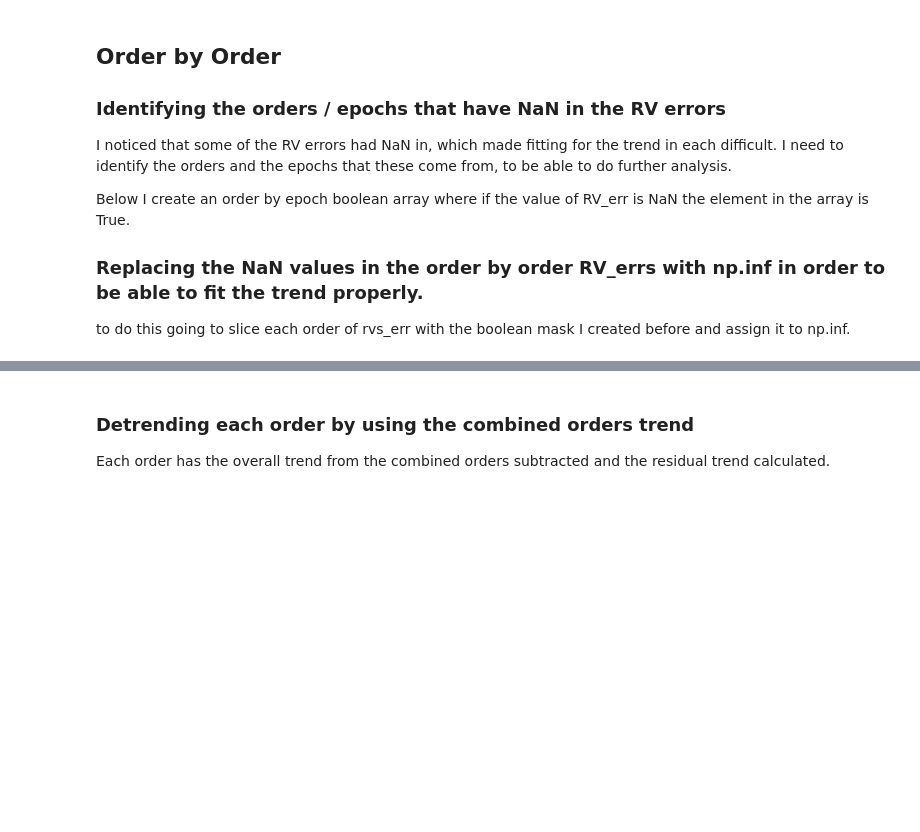
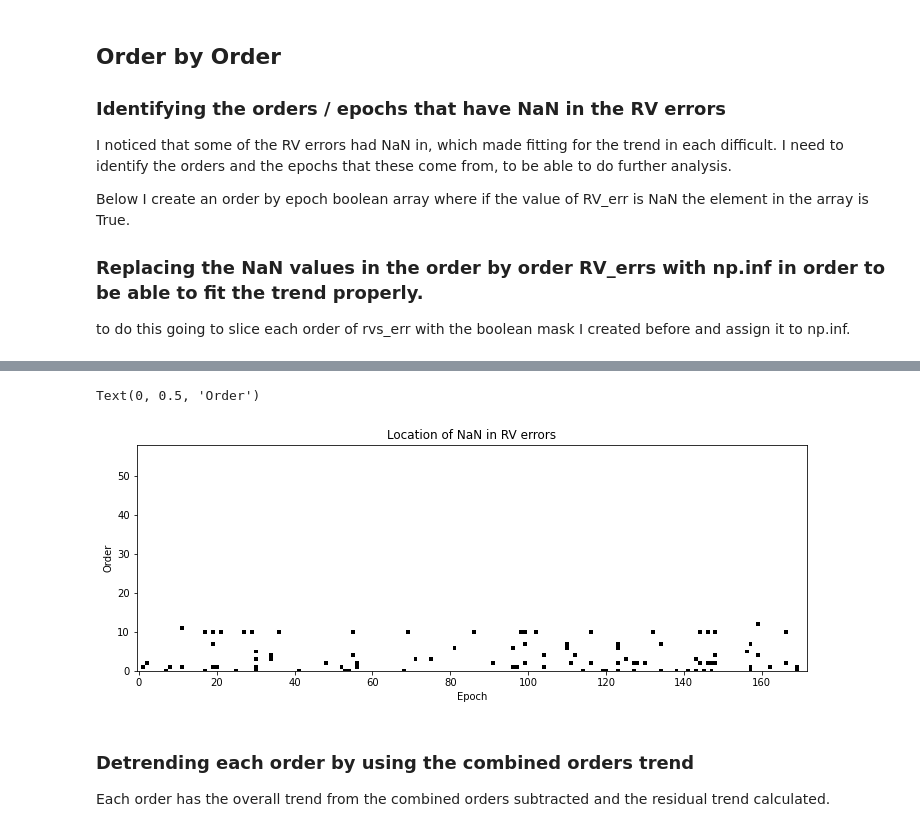
Before and after one commit to andrewjjolly/wobble_precision, a Jupyter notebook: order_by_order_lr20.ipynb, the cells around one changed output, grey strips where cells are left out. Saved outputs shown, nothing was run; the diff lists cells and outputs as text; code cells hidden in the pictures; blank space fills up the shorter version.

```diff
--- a/order_by_order_lr20.ipynb
+++ b/order_by_order_lr20.ipynb
@@ -198,3 +208,13 @@ rvs_err = np.array(rvs_err_inf)
+# %%
+plt.figure(figsize=(12,8))
+plt.imshow(nan_rvs_err, cmap='gray_r')
+plt.ylim(0,58)
+plt.title('Location of NaN in RV errors')
+plt.xlabel('Epoch')
+plt.ylabel('Order')
+# %% [output]
+Text(0, 0.5, 'Order')
+[figure, added]
 # %% [markdown]
 ### Detrending each order by using the combined orders trend
 Each order has the overall trend from the combined orders subtracted and the residual trend calculated.
```
Also changed, not shown: parts of 18 cells of this notebook.
